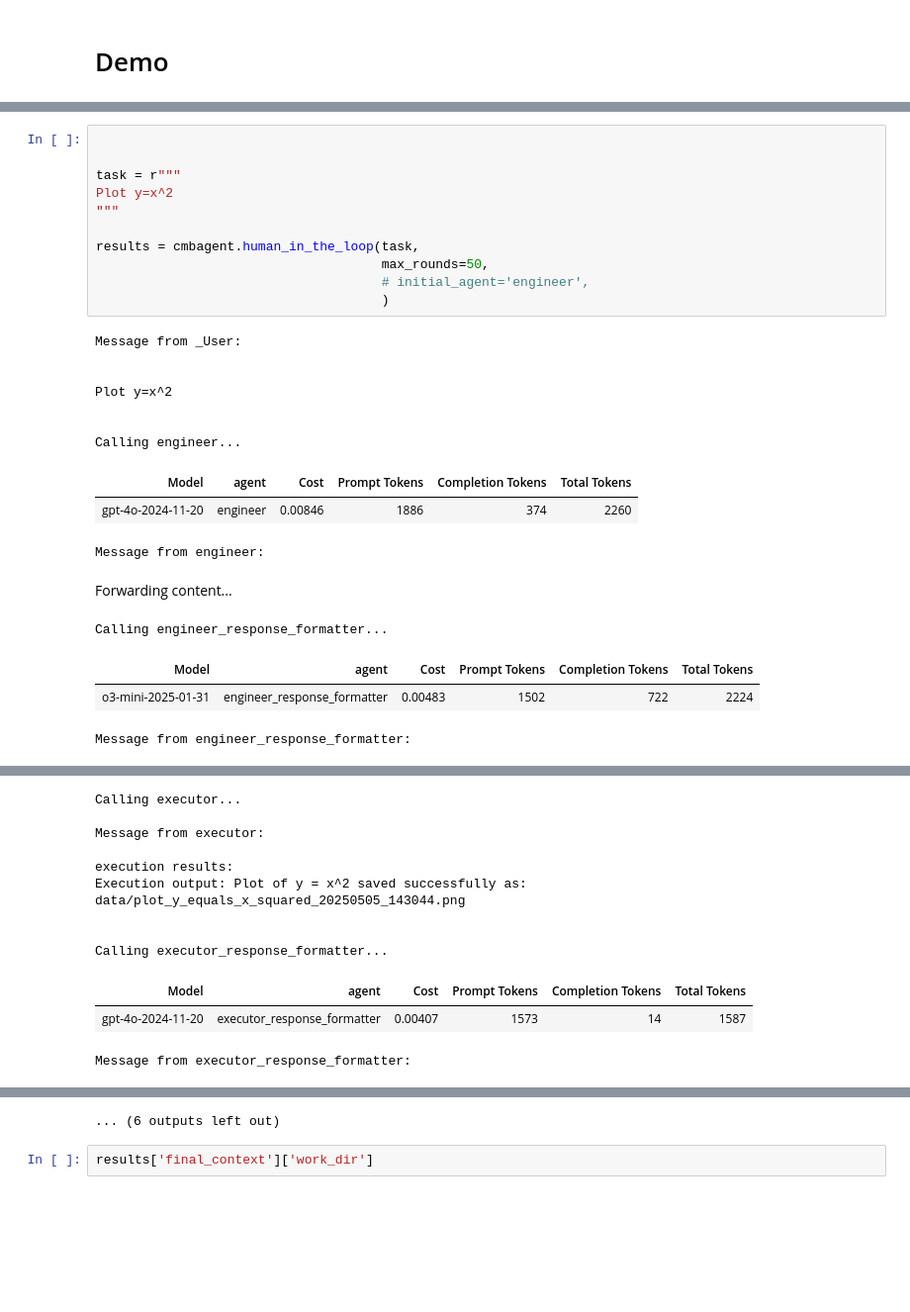
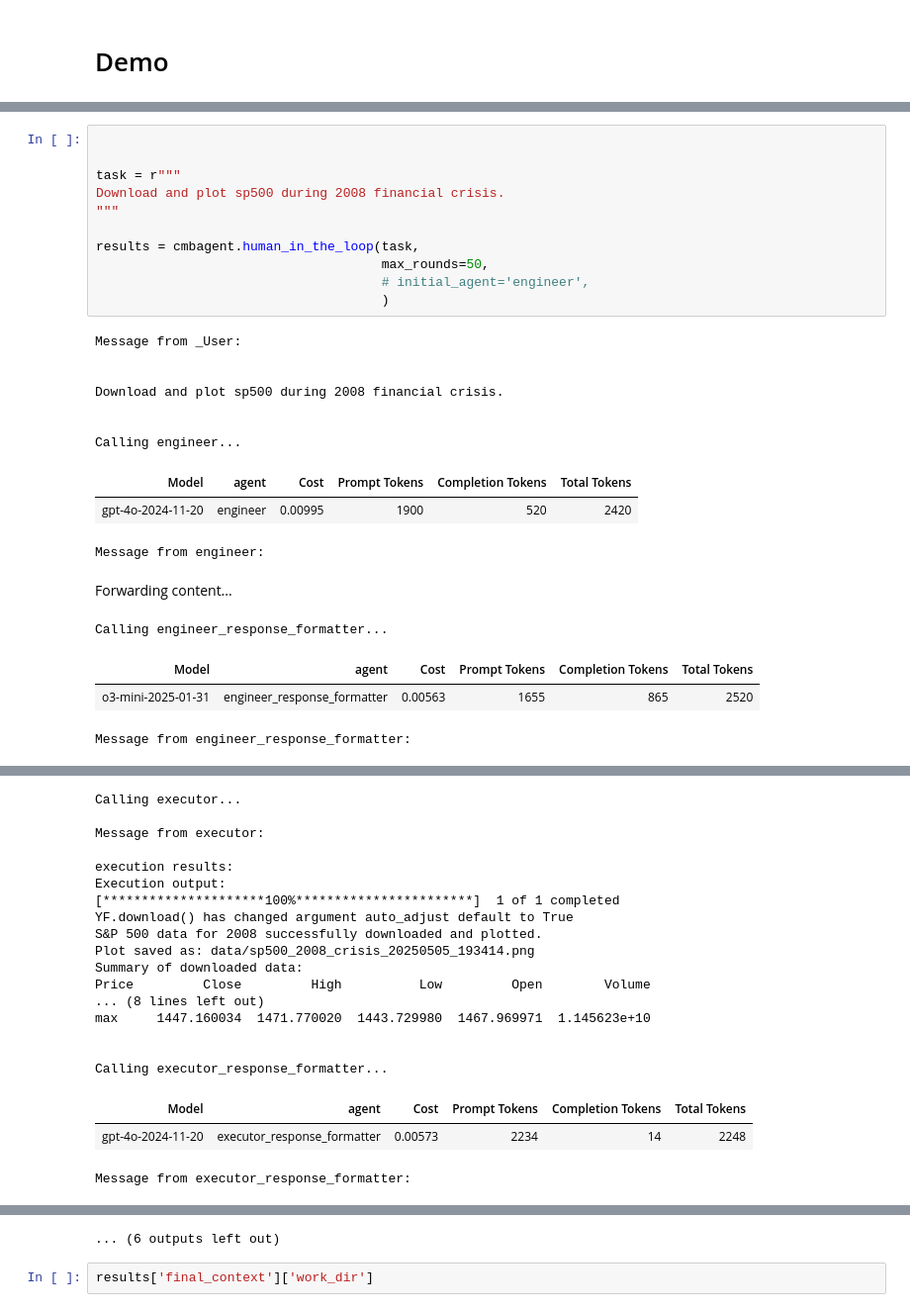
Before and after one commit to CMBAgents/cmbagent, a Jupyter notebook: docs/notebooks/cmbagent_beta3_human_in_the_loop.ipynb, the cells around one changed output, grey strips where cells are left out. Shown at 99% size. Drawn from its saved outputs; the diff is of its cells as text; blank space fills up the shorter version.

```diff
--- a/docs/notebooks/cmbagent_beta3_human_in_the_loop.ipynb
+++ b/docs/notebooks/cmbagent_beta3_human_in_the_loop.ipynb
@@ -17,30 +17,30 @@ import cmbagent
 # %%
 
 
 task = r"""
-Plot y=x^2
+Download and plot sp500 during 2008 financial crisis.
 """
 
 results = cmbagent.human_in_the_loop(task,
                                      max_rounds=50,
                                      # initial_agent='engineer',
                                      )
 # %% [output]
 Message from _User:
 
 
-Plot y=x^2
+Download and plot sp500 during 2008 financial crisis.
 
 
 Calling engineer...
 | Model | agent | Cost | Prompt Tokens | Completion Tokens | Total Tokens |
-| gpt-4o-2024-11-20 | engineer | 0.00846 | 1886 | 374 | 2260 |
+| gpt-4o-2024-11-20 | engineer | 0.00995 | 1900 | 520 | 2420 |
 Message from engineer:
 
 Forwarding content...
 Calling engineer_response_formatter...
 | Model | agent | Cost | Prompt Tokens | Completion Tokens | Total Tokens |
-| o3-mini-2025-01-31 | engineer_response_formatter | 0.00483 | 1502 | 722 | 2224 |
+| o3-mini-2025-01-31 | engineer_response_formatter | 0.00563 | 1655 | 865 | 2520 |
 Message from engineer_response_formatter:
 **Code Explanation:**
 
@@ -99,12 +104,20 @@ Calling executor...
 Message from executor:
 
 execution results:
-Execution output: Plot of y = x^2 saved successfully as: data/plot_y_equals_x_squared_20250505_143044.png
+Execution output:
+[*********************100%***********************]  1 of 1 completed
+YF.download() has changed argument auto_adjust default to True
+S&P 500 data for 2008 successfully downloaded and plotted.
+Plot saved as: data/sp500_2008_crisis_20250505_193414.png
+Summary of downloaded data:
+Price         Close         High          Low         Open        Volume
+... (8 lines left out)
+max     1447.160034  1471.770020  1443.729980  1467.969971  1.145623e+10
 
 
 Calling executor_response_formatter...
 | Model | agent | Cost | Prompt Tokens | Completion Tokens | Total Tokens |
-| gpt-4o-2024-11-20 | executor_response_formatter | 0.00407 | 1573 | 14 | 1587 |
+| gpt-4o-2024-11-20 | executor_response_formatter | 0.00573 | 2234 | 14 | 2248 |
 Message from executor_response_formatter:
 Execution status: success. Transfer to control.
 
```
Also changed, not shown: parts of 2 cells of this notebook, 7 other files.
